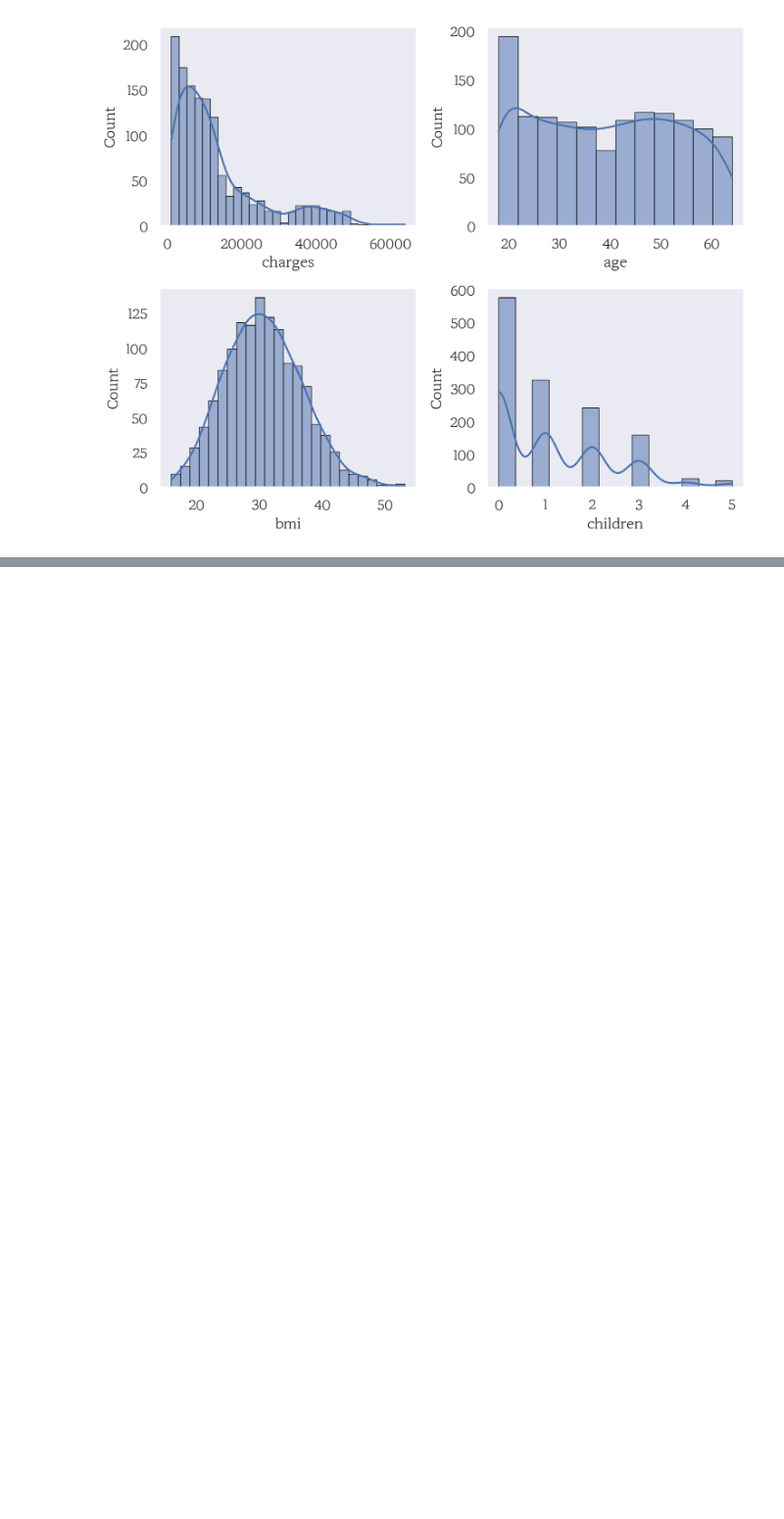
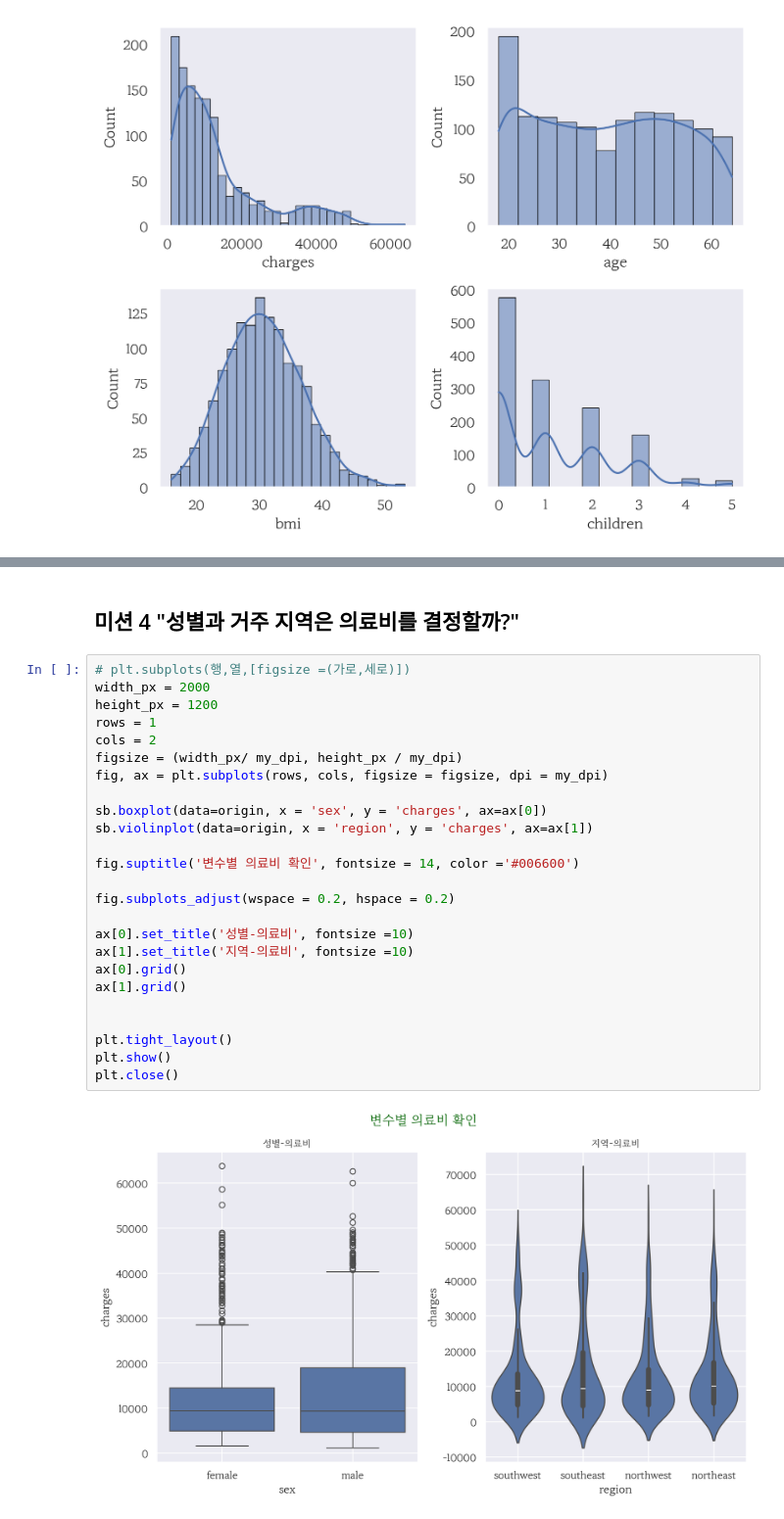
Before and after one commit to JAEYONG0303/For-python-, a Jupyter notebook: DATA ANALISIS BASIC/Project File/Insurance.ipynb, the cells around one changed output, grey strips where cells are left out. Shown at 98% size. Saved outputs shown, nothing was run; the diff lists cells and outputs as text; blank space fills up the shorter version.

```diff
--- a/DATA ANALISIS BASIC/Project File/Insurance.ipynb
+++ b/DATA ANALISIS BASIC/Project File/Insurance.ipynb
@@ -185,0 +207,29 @@ plt.close()
+# %% [markdown]
+## 미션 4 "성별과 거주 지역은 의료비를 결정할까?"
+# %%
+# plt.subplots(행,열,[figsize =(가로,세로)])
+width_px = 2000
+height_px = 1200
+rows = 1
+cols = 2
+figsize = (width_px/ my_dpi, height_px / my_dpi)
+fig, ax = plt.subplots(rows, cols, figsize = figsize, dpi = my_dpi)
+
+sb.boxplot(data=origin, x = 'sex', y = 'charges', ax=ax[0])
+sb.violinplot(data=origin, x = 'region', y = 'charges', ax=ax[1])
+
+fig.suptitle('변수별 의료비 확인', fontsize = 14, color ='#006600')
+
+fig.subplots_adjust(wspace = 0.2, hspace = 0.2)
+
+ax[0].set_title('성별-의료비', fontsize =10)
+ax[1].set_title('지역-의료비', fontsize =10)
+ax[0].grid()
+ax[1].grid()
+
+
+plt.tight_layout()
+plt.show()
+plt.close()
+# %% [output]
+[figure, added]
```
Also changed, not shown: parts of 10 cells of this notebook, 1 other file.
